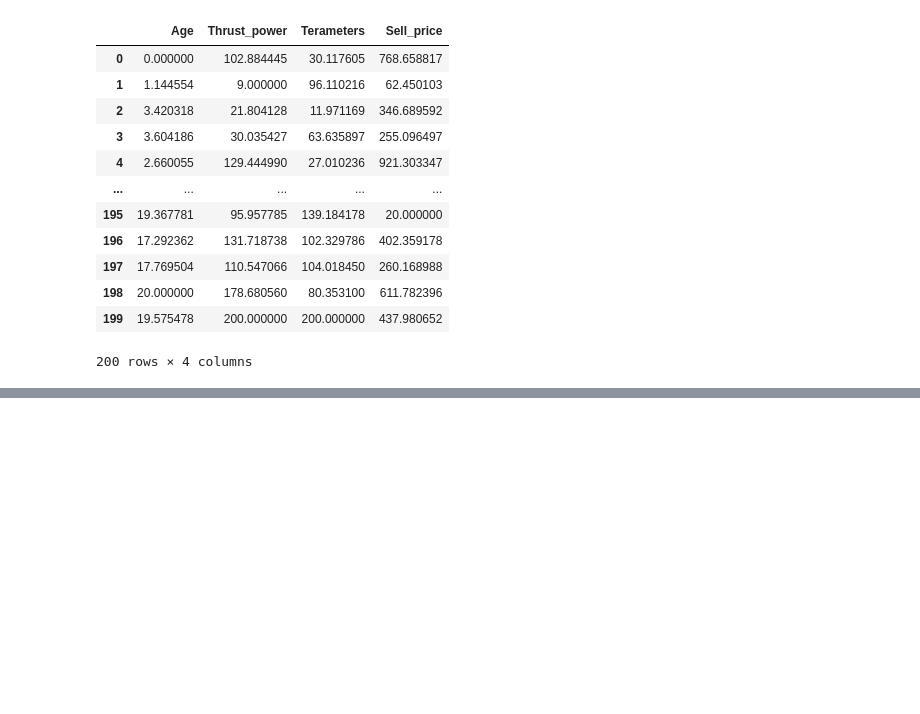
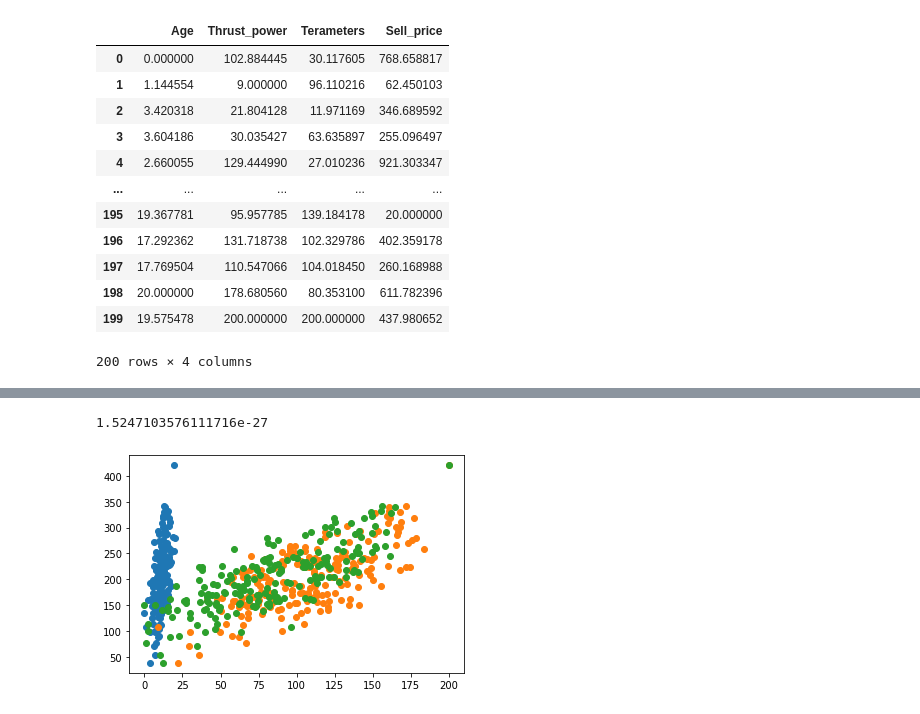
Before and after one commit to d-r-e/machine_learning-bootcamp-42AI, a Jupyter notebook: day01/ex05/multi_linear_model.ipynb, the cells around one changed output, grey strips where cells are left out. Cells and saved outputs as stored; diff of their text form; code cells hidden in the pictures; blank space fills up the shorter version.

```diff
--- a/day01/ex05/multi_linear_model.ipynb
+++ b/day01/ex05/multi_linear_model.ipynb
@@ -36,0 +77,15 @@ figure.show()
+# %%
+model1 = sk.linear_model.LinearRegression()
+ones = np.ones(len(X)).reshape(ones.size, 1)
+X1 = np.concatenate((ones, X), axis=1)
+Y = np.dot(np.array([1.0, 1.0, 1.0, 1.0]), X1.T)
+reg = model1.fit(X1, Y.reshape(-1, 1))
+Ypred = model1.predict(X1)
+# %%
+sk.metrics.mean_squared_error(Y, Ypred)
+# %% [output]
+1.5247103576111716e-27
+# %%
+y = plt.plot(X, Y, 'o')
+# %% [output]
+[figure, added]
```
Also changed, not shown: parts of 7 cells of this notebook.
